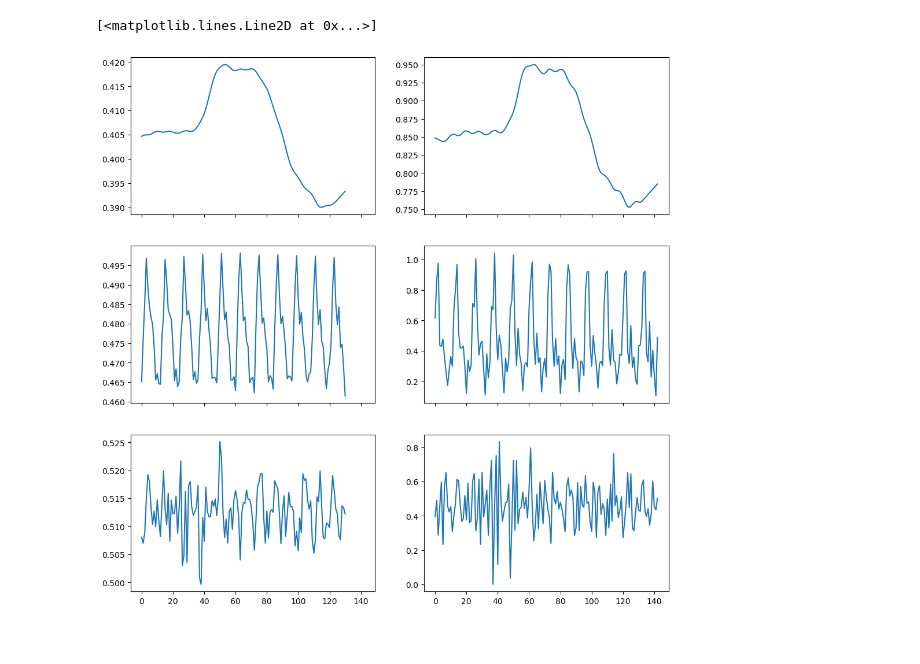
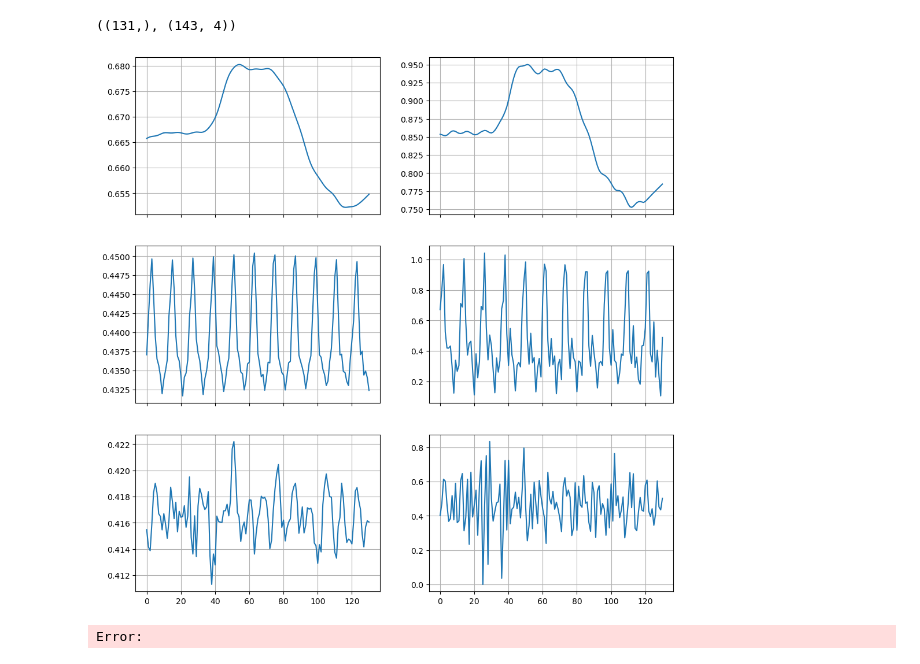
Before and after one commit to PauliAnt/ADAML_PA, a Jupyter notebook: Beer/week3_LSTM.ipynb, the cells around one changed output. Saved outputs shown, nothing was run; the diff lists cells and outputs as text; code cells hidden in the pictures.

```diff
--- a/Beer/week3_LSTM.ipynb
+++ b/Beer/week3_LSTM.ipynb
@@ -75,11 +76,11 @@ class LSTMModel(nn.Module):
 # %%
 # Hyperparameters
 input_size = 1  # One feature per time step
-hidden_size = 16
-num_layers = 1
+hidden_size = 32
+num_layers = 2
 output_size = 1  # Predict the next value in the series
 learning_rate = 0.001
-epochs = 10
+epochs = 100
 
 def train_model(model,dataloader,learning_rate,epochs=100):
     # Loss and optimizer
@@ -135,19 +137,25 @@ seasonal_predictions = predict_model(model_seasonal,dataloader_seasonal_test)
 # %%
 import matplotlib.pyplot as plt
 
 fig,axes = plt.subplots(3,2,sharex=True,figsize=(12,12))
 
 #
-predictions = trend_predictions + residual_predictions + seasonal_predictions
+# predictions = trend_predictions + residual_predictions + seasonal_predictions
 
 axes[0,0].plot(trend_predictions)
-axes[0,1].plot(data_scaled[train_breakpoint:,1])
+axes[0,1].plot(data_scaled[train_breakpoint+seq_length:,1])
 axes[1,0].plot(seasonal_predictions)
-axes[1,1].plot(data_scaled[train_breakpoint:,2])
+axes[1,1].plot(data_scaled[train_breakpoint+seq_length:,2])
 axes[2,0].plot(residual_predictions)
-axes[2,1].plot(data_scaled[train_breakpoint:,3])
+axes[2,1].plot(data_scaled[train_breakpoint+seq_length:,3])
+
+[ax.grid(True) for ax in axes.flatten()]
 # plt.figure()
 # plt.plot(data_scaled[:,0])
+
+
+trend_predictions.shape,data_scaled[train_breakpoint:].shape
 # %% [output]
-[<matplotlib.lines.Line2D at 0x...>]
+((131,), (143, 4))
-[figure, old version]
+[figure, new version]
+Error:
```
Also changed, not shown: parts of 3 cells of this notebook.
